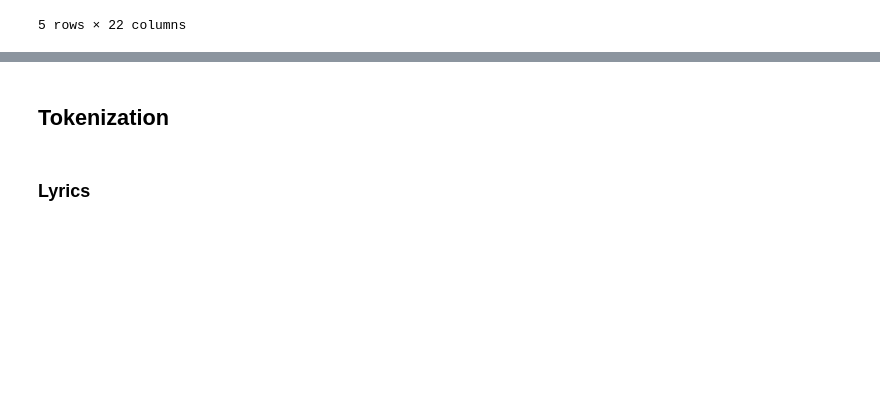
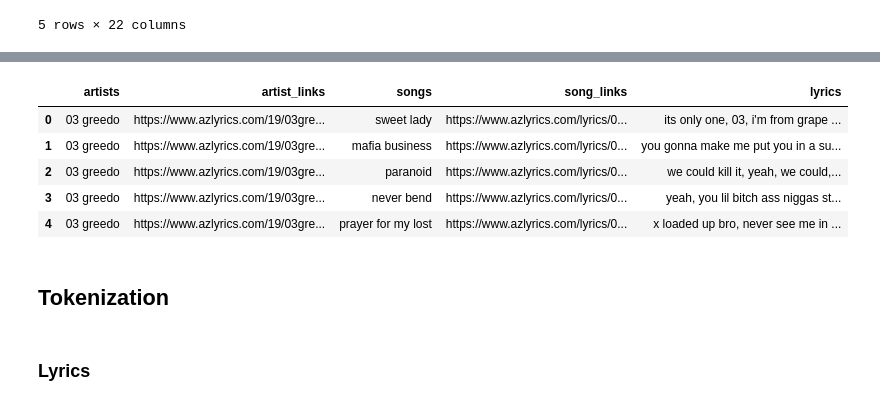
Before and after one commit to FelixSiegfriedRiedel/chart-lyrics-analysis, a Jupyter notebook: src/notebooks/topic_modeling.ipynb, the cells around one changed output, grey strips where cells are left out. Cells and saved outputs as stored; diff of their text form; code cells hidden in the pictures; blank space fills up the shorter version.

Commit message:
removed MXM, added AZLyrics, removed bigrams, trigrams

```diff
--- a/src/notebooks/topic_modeling.ipynb
+++ b/src/notebooks/topic_modeling.ipynb
@@ -115,3 +132,29 @@ mxm_df.head()
+# %%
+azlyrics_data = {
+    'artists' : list(),
+    'artist_links' : list(),
+    'songs' : list(),
+    'song_links' : list(),
+    'lyrics' : list()
+}
+for doc in azlyrics:
+    for row in doc:
+        if len(row) == 5:
+            azlyrics_data['artists'].append(row[0])
+            azlyrics_data['artist_links'].append(row[1])
+            azlyrics_data['songs'].append(row[2])
+            azlyrics_data['song_links'].append(row[3])
+            azlyrics_data['lyrics'].append(row[4])
+
+azlyrics_df = pd.DataFrame(data=azlyrics_data)
+azlyrics_df.head()
+# %% [output]
+|  | artists | artist_links | songs | song_links | lyrics |
+| 0 | 03 greedo | https://www.azlyrics.com/19/03gre... | sweet lady | https://www.azlyrics.com/lyrics/0... | its only one, 03, i'm from grape ... |
+| 1 | 03 greedo | https://www.azlyrics.com/19/03gre... | mafia business | https://www.azlyrics.com/lyrics/0... | you gonna make me put you in a su... |
+| 2 | 03 greedo | https://www.azlyrics.com/19/03gre... | paranoid | https://www.azlyrics.com/lyrics/0... | we could kill it, yeah, we could,... |
+| 3 | 03 greedo | https://www.azlyrics.com/19/03gre... | never bend | https://www.azlyrics.com/lyrics/0... | yeah, you lil bitch ass niggas st... |
+| 4 | 03 greedo | https://www.azlyrics.com/19/03gre... | prayer for my lost | https://www.azlyrics.com/lyrics/0... | x loaded up bro, never see me in ... |
 # %% [markdown]
 ## Tokenization
 # %% [markdown]
```
Also changed, not shown: parts of 30 cells of this notebook.
